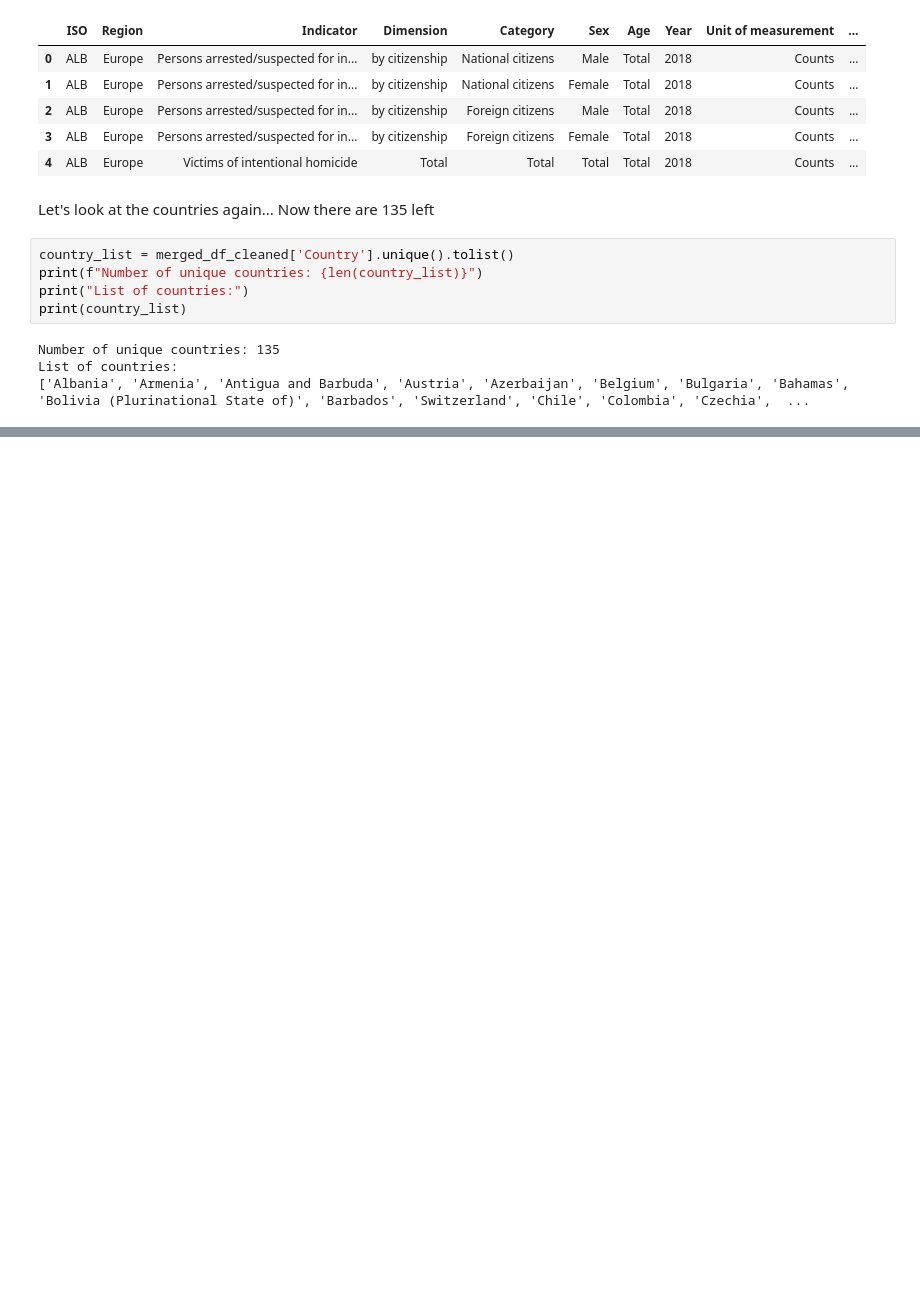
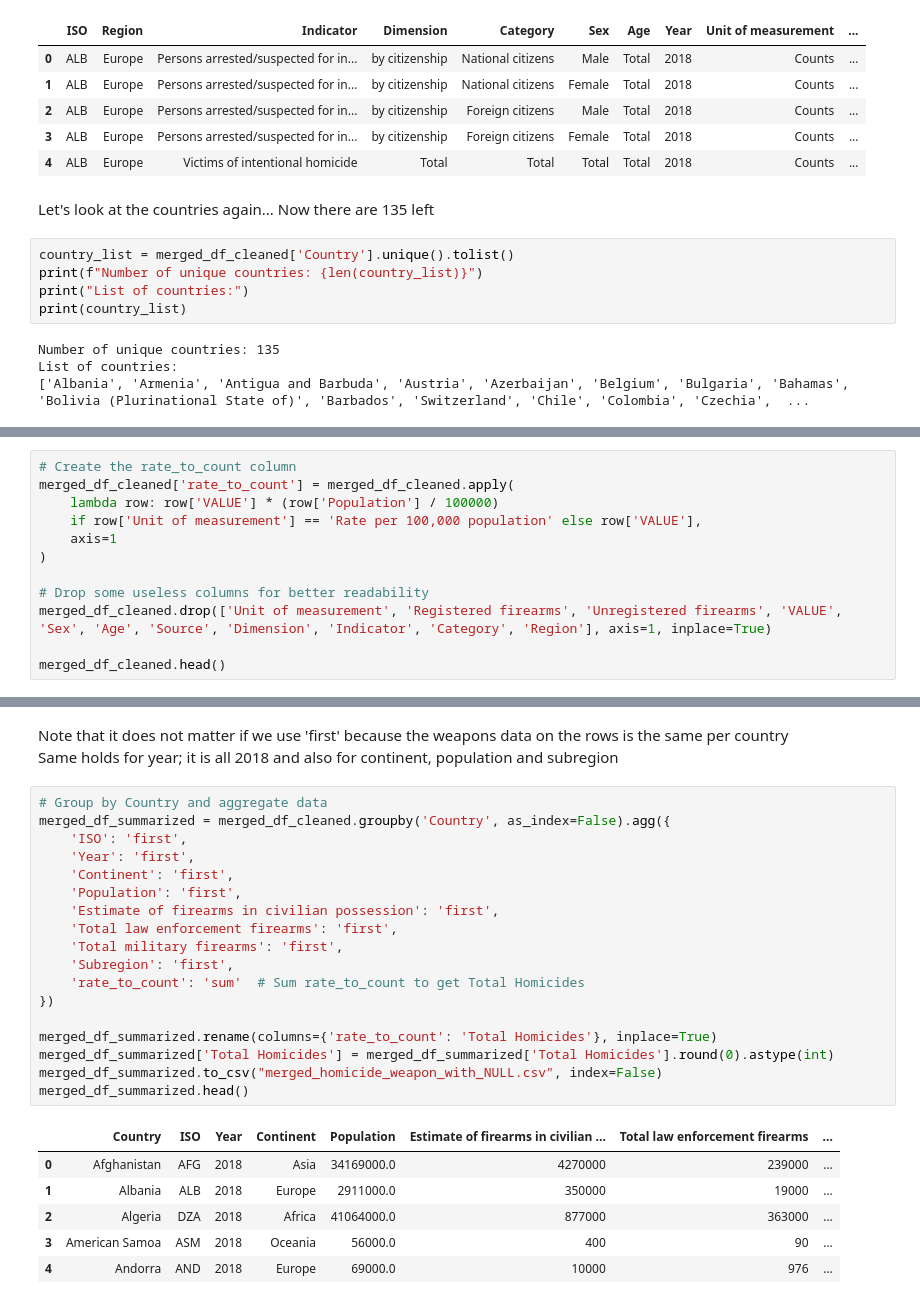
Before and after one commit to Alexderoode011202/DW_project, a Jupyter notebook: data cleaning/homicide_cleaning.ipynb, the cells around one changed output, grey strips where cells are left out. Saved outputs shown, nothing was run; the diff lists cells and outputs as text; blank space fills up the shorter version.

Commit message:
Updated merged homicide weapon data: one CSV file with NULL values (135 countries) and one without NULL values (93 countries); see notebook for more details!

```diff
--- a/data cleaning/homicide_cleaning.ipynb
+++ b/data cleaning/homicide_cleaning.ipynb
@@ -113,0 +100,12 @@ When looking at the countries of filtered dataset we see that the countries inde
+# %%
+# Create the rate_to_count column
+merged_df_cleaned['rate_to_count'] = merged_df_cleaned.apply(
+    lambda row: row['VALUE'] * (row['Population'] / 100000)
+    if row['Unit of measurement'] == 'Rate per 100,000 population' else row['VALUE'],
+    axis=1
+)
+
+# Drop some useless columns for better readability
+merged_df_cleaned.drop(['Unit of measurement', 'Registered firearms', 'Unregistered firearms', 'VALUE', 'Sex', 'Age', 'Source', 'Dimension', 'Indicator', 'Category', 'Region'], axis=1, inplace=True)
+
+merged_df_cleaned.head()
@@ -113,0 +119,28 @@ When looking at the countries of filtered dataset we see that the countries inde
+# %% [markdown]
+Note that it does not matter if we use 'first' because the weapons data on the rows is the same per country
+Same holds for year; it is all 2018 and also for continent, population and subregion
+# %%
+# Group by Country and aggregate data
+merged_df_summarized = merged_df_cleaned.groupby('Country', as_index=False).agg({
+    'ISO': 'first',
+    'Year': 'first',
+    'Continent': 'first',
+    'Population': 'first',
+    'Estimate of firearms in civilian possession': 'first',
+    'Total law enforcement firearms': 'first',
+    'Total military firearms': 'first',
+    'Subregion': 'first',
+    'rate_to_count': 'sum'  # Sum rate_to_count to get Total Homicides
+})
+
+merged_df_summarized.rename(columns={'rate_to_count': 'Total Homicides'}, inplace=True)
+merged_df_summarized['Total Homicides'] = merged_df_summarized['Total Homicides'].round(0).astype(int)
+merged_df_summarized.to_csv("merged_homicide_weapon_with_NULL.csv", index=False)
+merged_df_summarized.head()
+# %% [output]
+|  | Country | ISO | Year | Continent | Population | Estimate of firearms in civilian ... | Total law enforcement firearms | ... |
+| 0 | Afghanistan | AFG | 2018 | Asia | 34169000.0 | 4270000 | 239000 | ... |
+| 1 | Albania | ALB | 2018 | Europe | 2911000.0 | 350000 | 19000 | ... |
+| 2 | Algeria | DZA | 2018 | Africa | 41064000.0 | 877000 | 363000 | ... |
+| 3 | American Samoa | ASM | 2018 | Oceania | 56000.0 | 400 | 90 | ... |
+| 4 | Andorra | AND | 2018 | Europe | 69000.0 | 10000 | 976 | ... |
```
Also changed, not shown: parts of 11 cells of this notebook, 4 other files.
